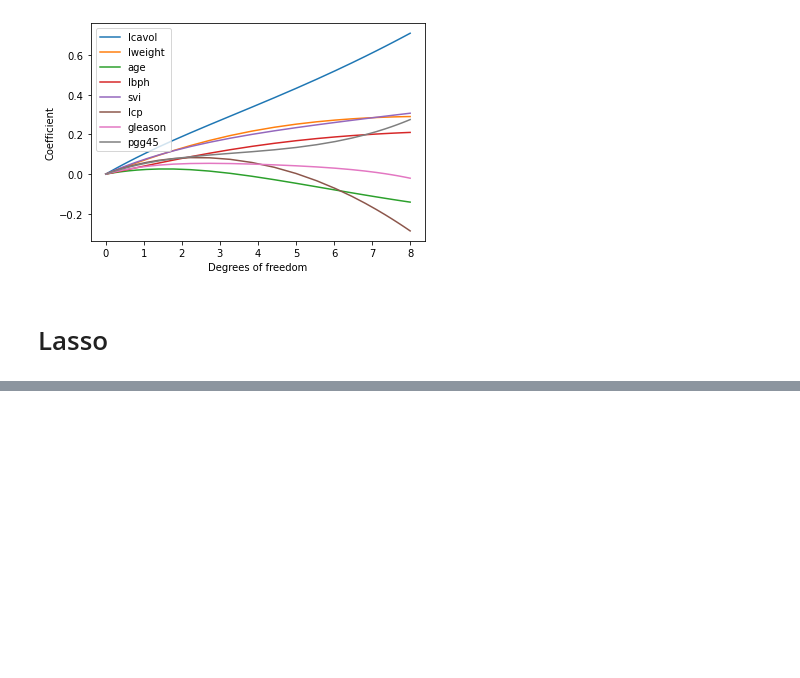
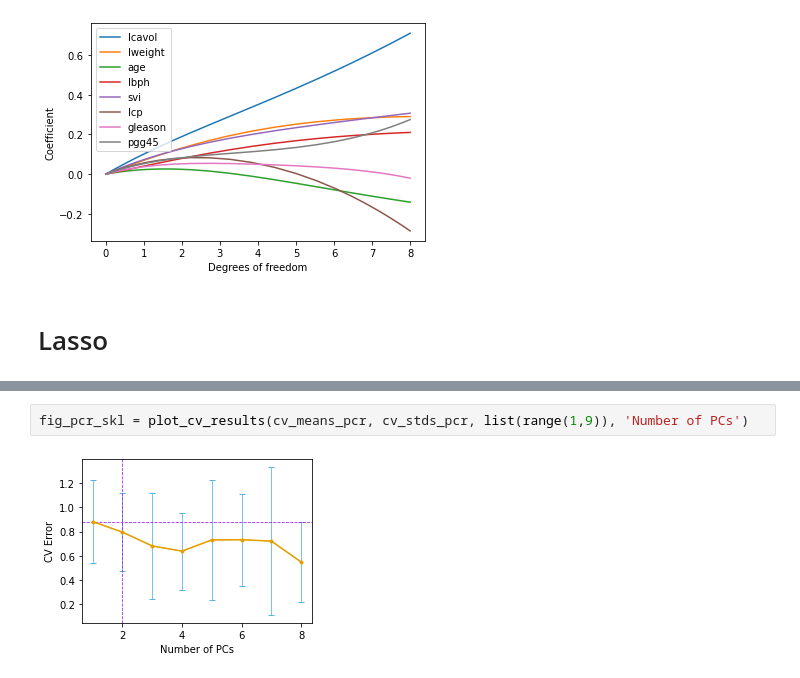
Before and after one commit to mpernow/ml-algos, a Jupyter notebook: mlalgos/example_notebooks/linear_regression.ipynb, the cells around one changed output, grey strips where cells are left out. Cells and saved outputs as stored; diff of their text form; blank space fills up the shorter version.

```diff
--- a/mlalgos/example_notebooks/linear_regression.ipynb
+++ b/mlalgos/example_notebooks/linear_regression.ipynb
@@ -398,0 +431,4 @@ fig_lasso = plot_cv_results(cv_means_lasso, cv_stds_lasso, t, 'Shrinkage Factor'
+# %%
+fig_pcr_skl = plot_cv_results(cv_means_pcr, cv_stds_pcr, list(range(1,9)), 'Number of PCs')
+# %% [output]
+[figure, added]
```
Also changed, not shown: parts of 12 cells of this notebook, 1 other file.
